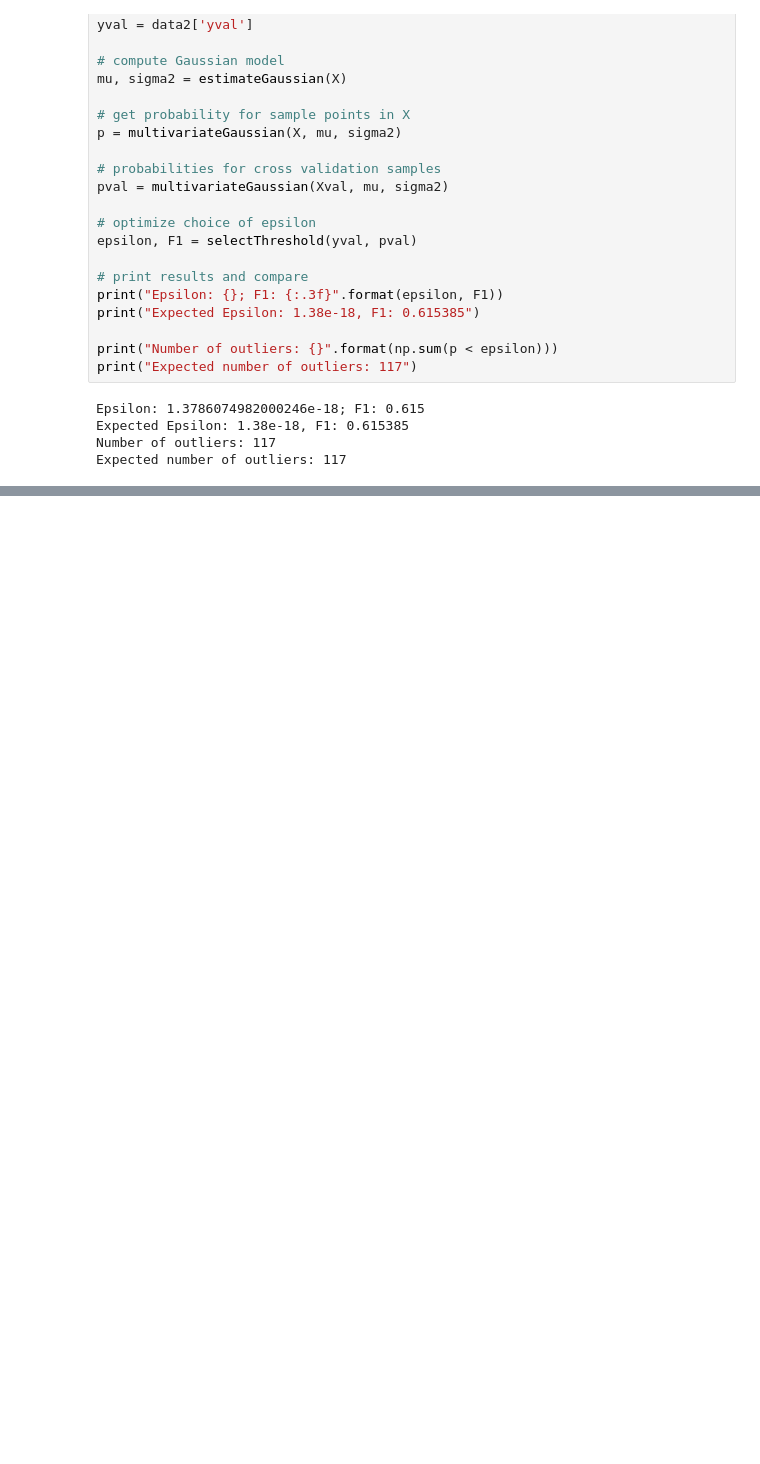
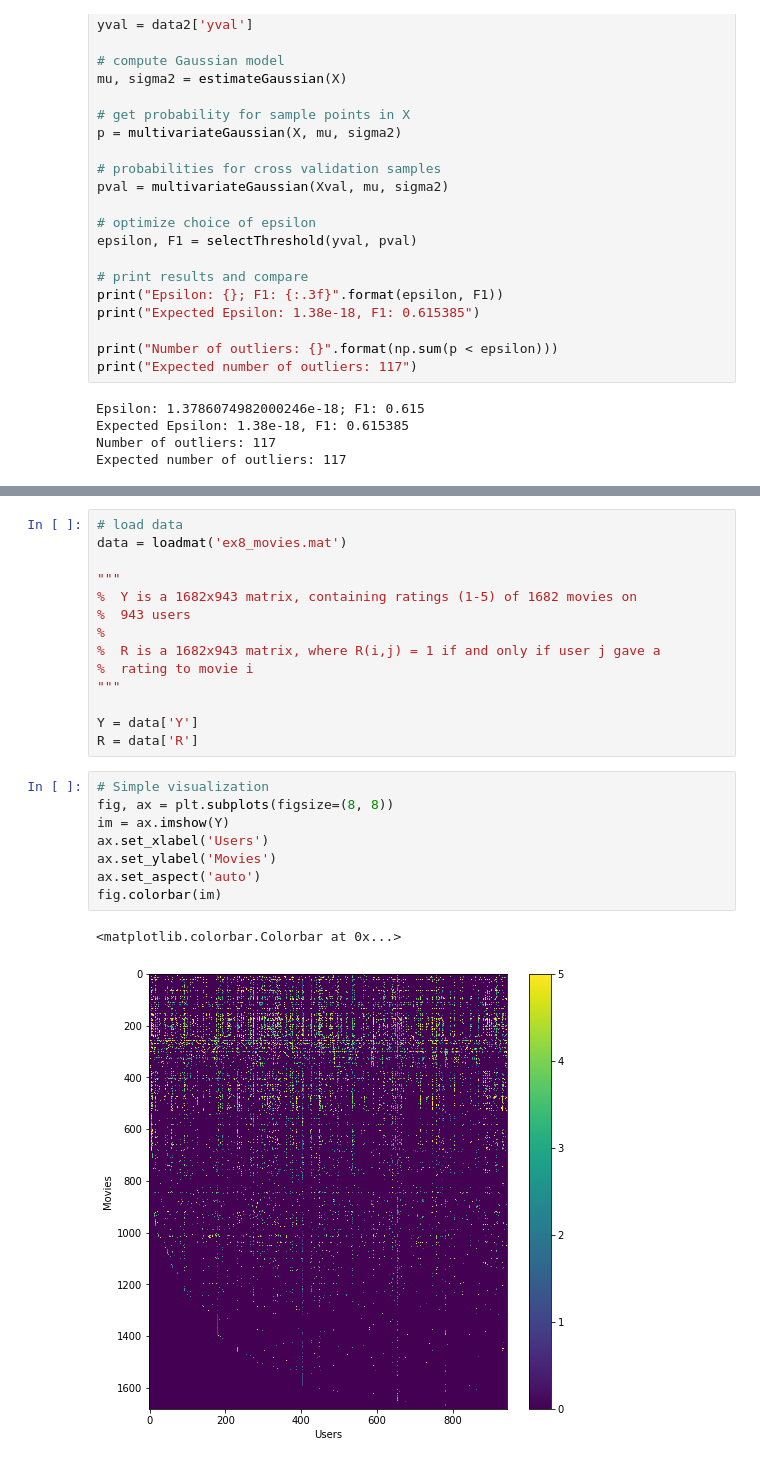
Before and after one commit to oeyh/NN, a Jupyter notebook: assignment8 Anomaly detection and Recommender system/Assignment8.ipynb, the cells around one changed output, grey strips where cells are left out. Saved outputs shown, nothing was run; the diff lists cells and outputs as text; blank space fills up the shorter version.

```diff
--- a/assignment8 Anomaly detection and Recommender system/Assignment8.ipynb
+++ b/assignment8 Anomaly detection and Recommender system/Assignment8.ipynb
@@ -269,0 +279,25 @@ Expected number of outliers: 117
+# %%
+# load data
+data = loadmat('ex8_movies.mat')
+
+"""
+%  Y is a 1682x943 matrix, containing ratings (1-5) of 1682 movies on
+%  943 users
+%
+%  R is a 1682x943 matrix, where R(i,j) = 1 if and only if user j gave a
+%  rating to movie i
+"""
+
+Y = data['Y']
+R = data['R']
+# %%
+# Simple visualization
+fig, ax = plt.subplots(figsize=(8, 8))
+im = ax.imshow(Y)
+ax.set_xlabel('Users')
+ax.set_ylabel('Movies')
+ax.set_aspect('auto')
+fig.colorbar(im)
+# %% [output]
+<matplotlib.colorbar.Colorbar at 0x...>
+[figure, added]
```
Also changed, not shown: parts of 18 cells of this notebook.
